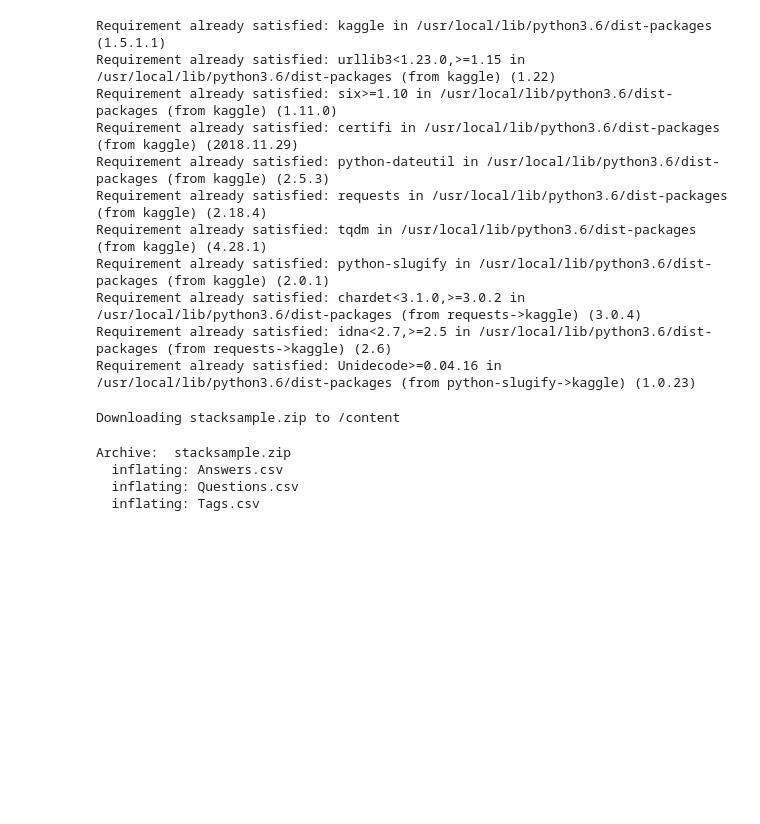
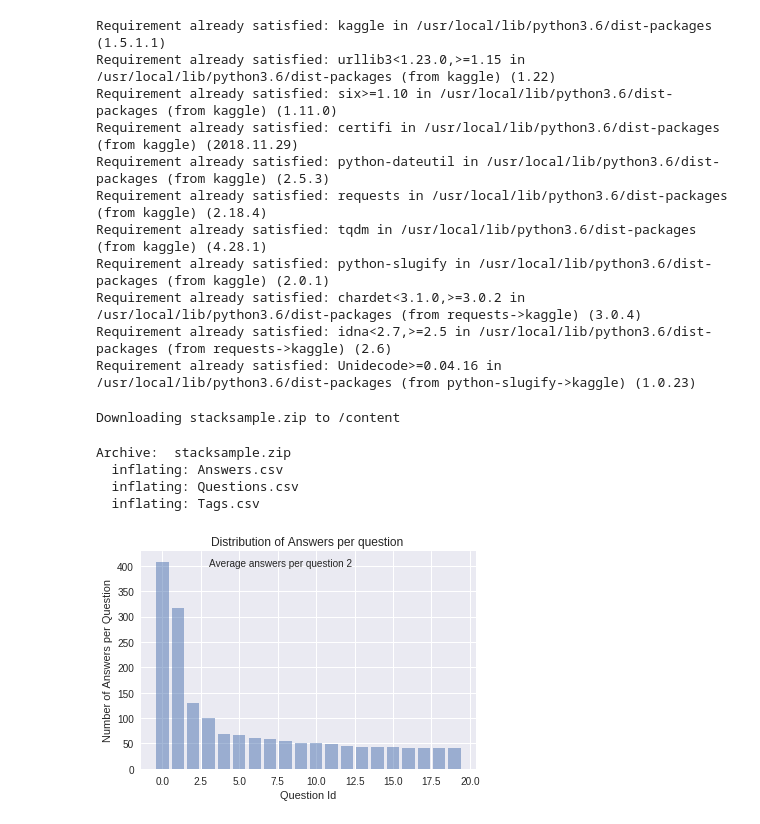
Before and after one commit to sprerak48/Autonomous-tagging-using-Deep-Learning, a Jupyter notebook: AT.ipynb, the cells around one changed output. Drawn from its saved outputs; the diff is of its cells as text; code cells hidden in the pictures; blank space fills up the shorter version.

```diff
--- a/AT.ipynb
+++ b/AT.ipynb
@@ -38,3 +38,32 @@ Archive:  stacksample.zip
   inflating: Answers.csv
   inflating: Questions.csv
   inflating: Tags.csv
+# %%
+import collections
+import pandas as pd
+import numpy as np
+import matplotlib.pyplot as plt
+import matplotlib.cm as cm
+%matplotlib inline
+import math
+
+questions = pd.read_csv("Questions.csv", encoding='latin1')
+answers = pd.read_csv("Answers.csv", encoding='latin1')
+tags = pd.read_csv("Tags.csv", encoding='latin1')
+# %%
+ans_per_question = collections.Counter(answers['ParentId'])
+answerid,noAnswers= zip(*ans_per_question.most_common())
+text = "Avegrage number of answers per question ",np.mean(noAnswers)
+# %%
+N=20
+plt.bar(range(N), noAnswers[:N], align='center', alpha=0.5)
+#plt.xticks(y_pos, objects)
+
+plt.ylabel('Number of Answers per Question')
+plt.xlabel('Question Id')
+plt.title('Distribution of Answers per question ')
+plt.text(3,400,"Average answers per question "+str(math.ceil((np.mean(noAnswers)))))
+
+plt.show()
+# %% [output]
+[figure, added]
```
Also changed, not shown: parts of 4 cells of this notebook.
